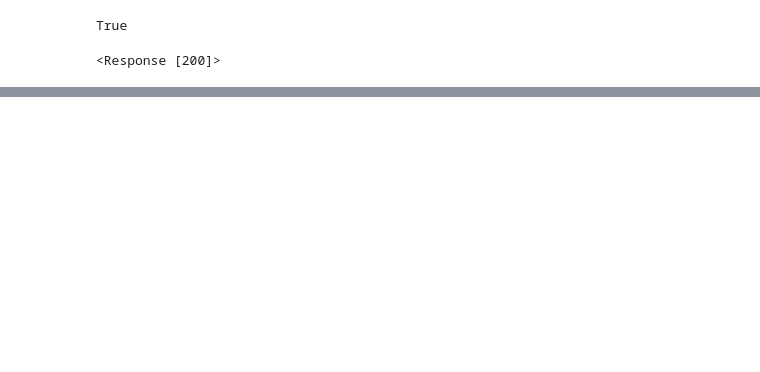
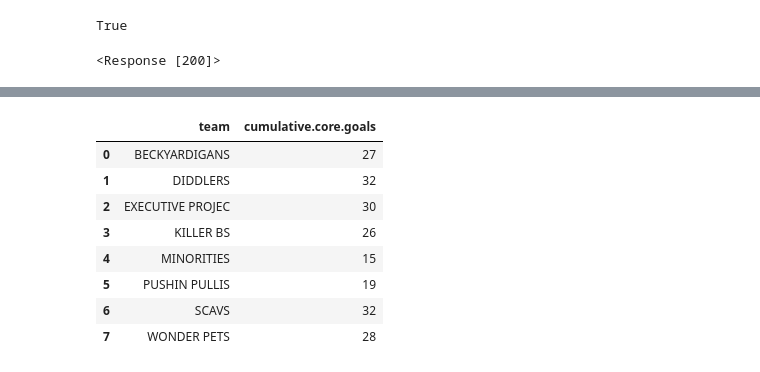
Before and after one commit to RJUNCC/blcs, a Jupyter notebook: notebooks/01_data_collection.ipynb, the cells around one changed output, grey strips where cells are left out. Drawn from its saved outputs; the diff is of its cells as text; code cells hidden in the pictures; blank space fills up the shorter version.

```diff
--- a/notebooks/01_data_collection.ipynb
+++ b/notebooks/01_data_collection.ipynb
@@ -29,9 +29,9 @@ response
 # %%
 url = 'https://ballchasing.com/group/all-blcs-2-games-12x79igbdo/teams-stats'
 
-response = requests.get(url)
+response_bs = requests.get(url)
 
-html_content = response.text
+html_content = response_bs.text
 
 # Parse the HTML content
 soup = BeautifulSoup(html_content, 'html.parser')
@@ -55,9 +55,9 @@ if table:
         rows.append(row)
 
     # Create a DataFrame
-    df = pd.DataFrame(rows, columns=headers)
+    df_bs = pd.DataFrame(rows, columns=headers)
 
-df
+df_bs
 # %% [output]
 |  | Team | Games | Win % | Score | Shots | Goals | ShootingPercentage | ShotsConceded | ... |
 | 0 | BECKYARDIGANS\n \n\n ... | 8 | 62.50 % | 1218.50 | 11.00 | 3.38 | 30.68 % | 6.88 | ... |
@@ -159,0 +195,13 @@ players = pd.json_normalize(json['players'])
+# %%
+team_goals_df = df.groupby("team")["cumulative.core.goals"].sum().reset_index()
+team_goals_df
+# %% [output]
+|  | team | cumulative.core.goals |
+| 0 | BECKYARDIGANS | 27 |
+| 1 | DIDDLERS | 32 |
+| 2 | EXECUTIVE PROJEC | 30 |
+| 3 | KILLER BS | 26 |
+| 4 | MINORITIES | 15 |
+| 5 | PUSHIN PULLIS | 19 |
+| 6 | SCAVS | 32 |
+| 7 | WONDER PETS | 28 |
```
Also changed, not shown: parts of 20 cells of this notebook, 8 other files.
